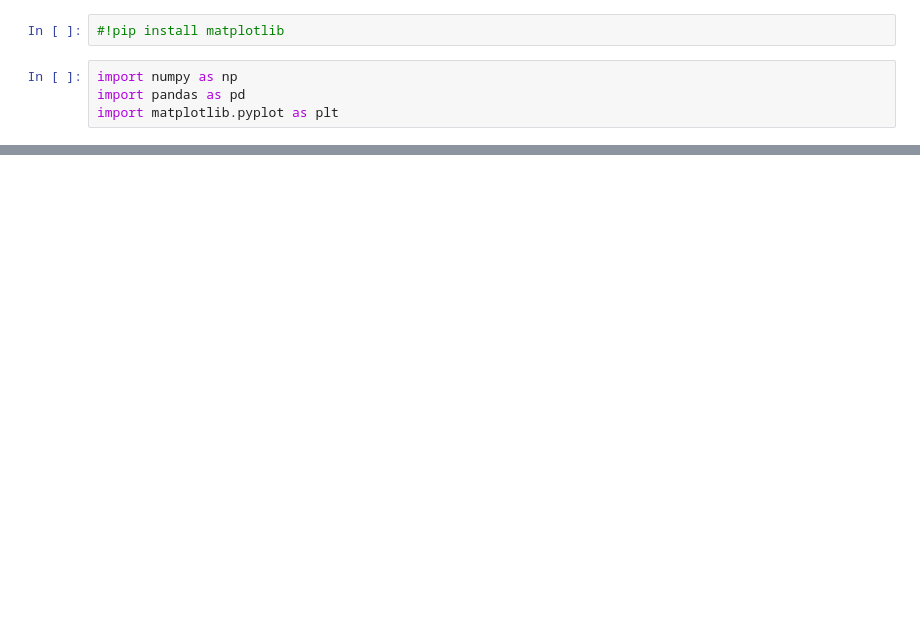
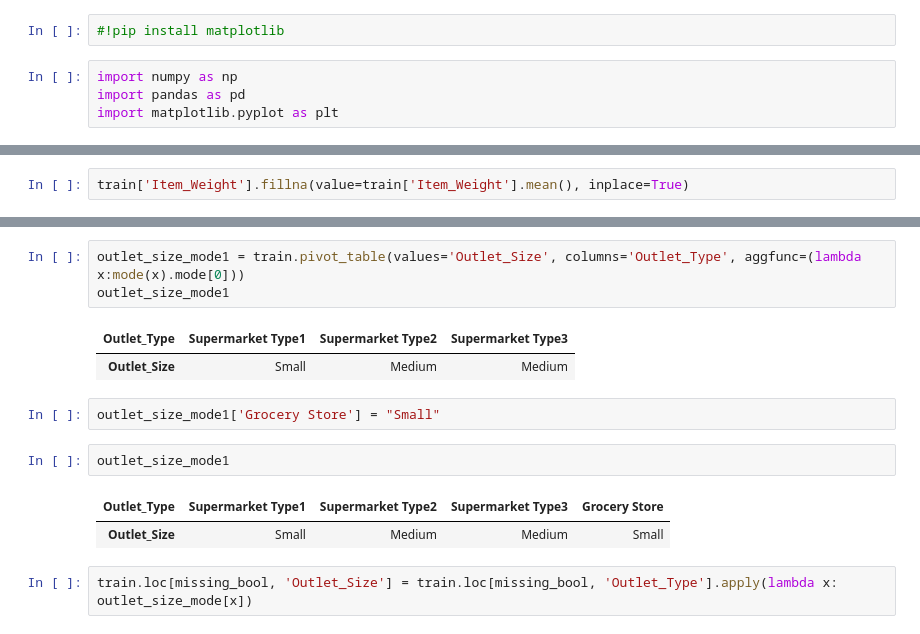
Before and after one commit to aravindsouth/bigmartsales-vc1, a Jupyter notebook: aravind_virtual_comp_1.ipynb, the cells around one changed output, grey strips where cells are left out. Saved outputs shown, nothing was run; the diff lists cells and outputs as text; blank space fills up the shorter version.

```diff
--- a/aravind_virtual_comp_1.ipynb
+++ b/aravind_virtual_comp_1.ipynb
@@ -61,0 +212,2 @@ dtype: int64
+# %%
+train['Item_Weight'].fillna(value=train['Item_Weight'].mean(), inplace=True)
@@ -61,0 +269,15 @@ dtype: int64
+# %%
+outlet_size_mode1 = train.pivot_table(values='Outlet_Size', columns='Outlet_Type', aggfunc=(lambda x:mode(x).mode[0]))
+outlet_size_mode1
+# %% [output]
+| Outlet_Type | Supermarket Type1 | Supermarket Type2 | Supermarket Type3 |
+| Outlet_Size | Small | Medium | Medium |
+# %%
+outlet_size_mode1['Grocery Store'] = "Small"
+# %%
+outlet_size_mode1
+# %% [output]
+| Outlet_Type | Supermarket Type1 | Supermarket Type2 | Supermarket Type3 | Grocery Store |
+| Outlet_Size | Small | Medium | Medium | Small |
+# %%
+train.loc[missing_bool, 'Outlet_Size'] = train.loc[missing_bool, 'Outlet_Type'].apply(lambda x: outlet_size_mode[x])
```
Also changed, not shown: parts of 28 cells of this notebook.
